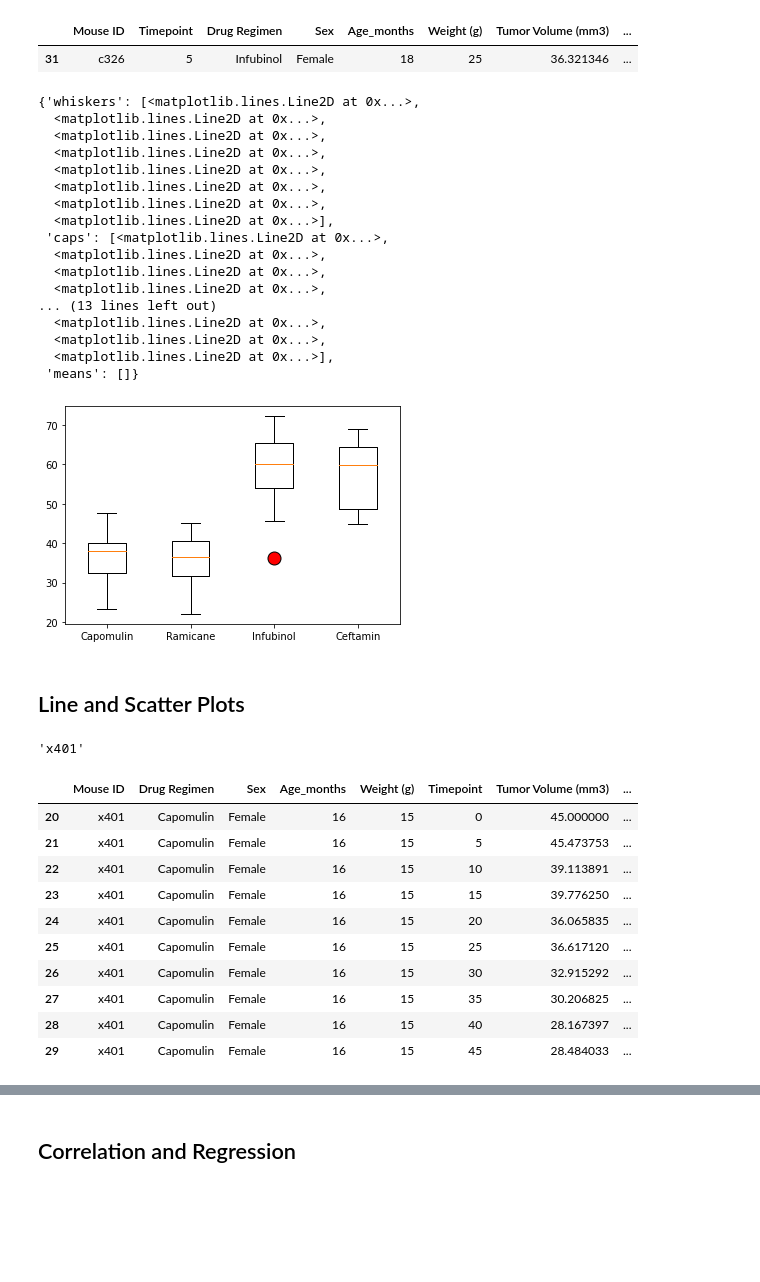
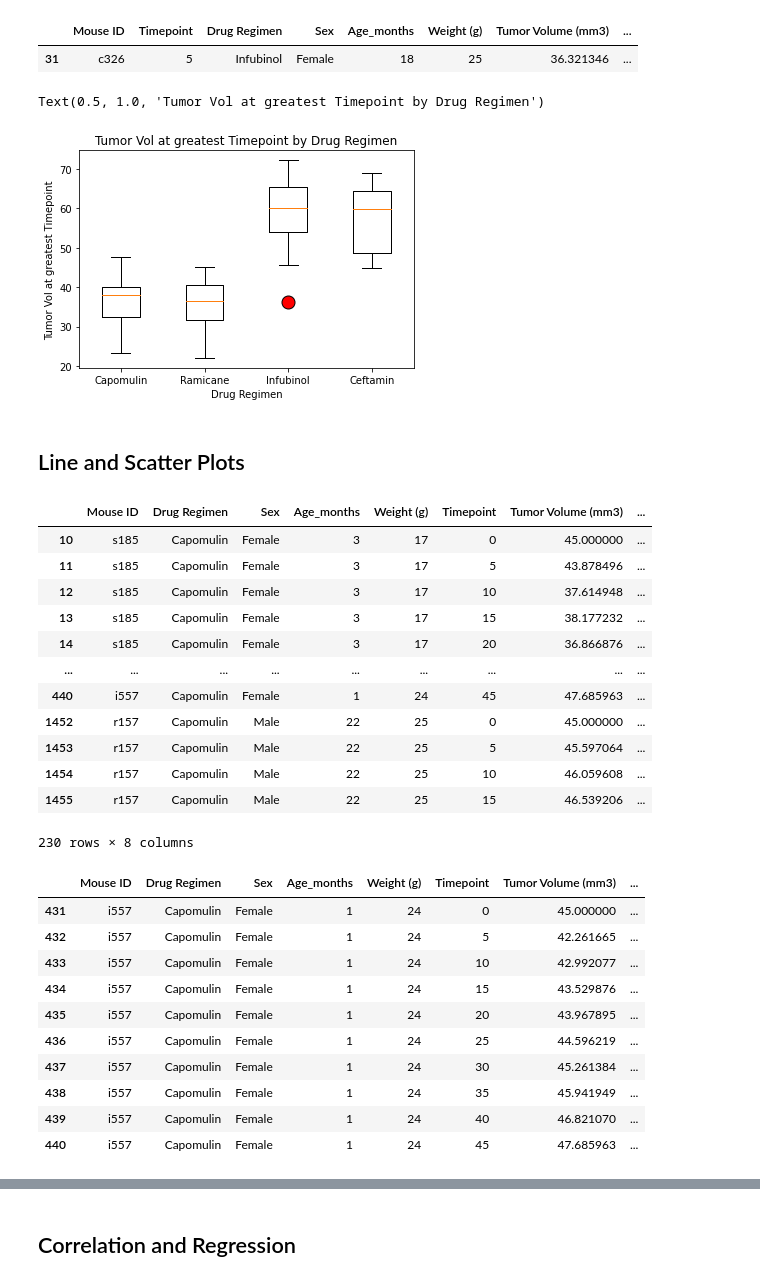
Before and after one commit to harikapeddi/Pymaceuticals---Matplotlib, a Jupyter notebook: pymaceuticals_starter.ipynb, the cells around one changed output, grey strips where cells are left out. Cells and saved outputs as stored; diff of their text form; code cells hidden in the pictures; blank space fills up the shorter version.

```diff
--- a/pymaceuticals_starter.ipynb
+++ b/pymaceuticals_starter.ipynb
@@ -268,7 +259,7 @@ merged_df
 # Put treatments into a list for for loop (and later for plot labels)
 treatments = ['Capomulin', 'Ramicane', 'Infubinol','Ceftamin']
 
-treatments_df = merged_df.loc[new_df['Drug Regimen'].isin(treatments)]
+treatments_df = merged_df.loc[merged_df['Drug Regimen'].isin(treatments)]
 
 treatments_df = treatments_df[['Drug Regimen','Tumor Volume (mm3)']]
 
@@ -353,57 +342,50 @@ outlier_mouse
 # %%
 # Generate a box plot of the final tumor volume of each mouse across four regimens of interest
 
 outliers_red = dict(markerfacecolor='red' , markersize=13)
-
-# plt.boxplot(list_tumorvol, labels=treatments, flierprops=outliers_red)
 plt.boxplot(list_tumorvol_dict.values(), labels=list_tumorvol_dict.keys(), flierprops=outliers_red)
+plt.xlabel('Drug Regimen')
+plt.ylabel('Tumor Vol at greatest Timepoint')
+plt.title('Tumor Vol at greatest Timepoint by Drug Regimen')
 # %% [output]
-{'whiskers': [<matplotlib.lines.Line2D at 0x...>,
-  <matplotlib.lines.Line2D at 0x...>,
-  <matplotlib.lines.Line2D at 0x...>,
-  <matplotlib.lines.Line2D at 0x...>,
-  <matplotlib.lines.Line2D at 0x...>,
-  <matplotlib.lines.Line2D at 0x...>,
-  <matplotlib.lines.Line2D at 0x...>,
-  <matplotlib.lines.Line2D at 0x...>],
- 'caps': [<matplotlib.lines.Line2D at 0x...>,
-  <matplotlib.lines.Line2D at 0x...>,
-  <matplotlib.lines.Line2D at 0x...>,
-  <matplotlib.lines.Line2D at 0x...>,
-... (13 lines left out)
-  <matplotlib.lines.Line2D at 0x...>,
-  <matplotlib.lines.Line2D at 0x...>,
-  <matplotlib.lines.Line2D at 0x...>],
- 'means': []}
+Text(0.5, 1.0, 'Tumor Vol at greatest Timepoint by Drug Regimen')
-[figure, old version]
+[figure, new version]
 # %% [markdown]
 ## Line and Scatter Plots
 # %%
 # Generate a line plot of tumor volume vs. time point for a mouse treated with Capomulin
-import random
-capomulin_mice = clean_df.loc[clean_df['Drug Regimen']=='Capomulin']['Mouse ID']
-capomulin_mice
-random_cap_mouse = random.choice(capomulin_mice)
-random_cap_mouse
-# %% [output]
-'x401'
 # %%
 capomulin_df = clean_df.loc[clean_df['Drug Regimen']=='Capomulin']
 capomulin_df
-cap_mouse = clean_df.loc[clean_df['Mouse ID']==random_cap_mouse]
-cap_mouse
 # %% [output]
 |  | Mouse ID | Drug Regimen | Sex | Age_months | Weight (g) | Timepoint | Tumor Volume (mm3) | ... |
-| 20 | x401 | Capomulin | Female | 16 | 15 | 0 | 45.000000 | ... |
-| 21 | x401 | Capomulin | Female | 16 | 15 | 5 | 45.473753 | ... |
-| 22 | x401 | Capomulin | Female | 16 | 15 | 10 | 39.113891 | ... |
-| 23 | x401 | Capomulin | Female | 16 | 15 | 15 | 39.776250 | ... |
-| 24 | x401 | Capomulin | Female | 16 | 15 | 20 | 36.065835 | ... |
-| 25 | x401 | Capomulin | Female | 16 | 15 | 25 | 36.617120 | ... |
-| 26 | x401 | Capomulin | Female | 16 | 15 | 30 | 32.915292 | ... |
-| 27 | x401 | Capomulin | Female | 16 | 15 | 35 | 30.206825 | ... |
-| 28 | x401 | Capomulin | Female | 16 | 15 | 40 | 28.167397 | ... |
-| 29 | x401 | Capomulin | Female | 16 | 15 | 45 | 28.484033 | ... |
+| 10 | s185 | Capomulin | Female | 3 | 17 | 0 | 45.000000 | ... |
+| 11 | s185 | Capomulin | Female | 3 | 17 | 5 | 43.878496 | ... |
+| 12 | s185 | Capomulin | Female | 3 | 17 | 10 | 37.614948 | ... |
+| 13 | s185 | Capomulin | Female | 3 | 17 | 15 | 38.177232 | ... |
+| 14 | s185 | Capomulin | Female | 3 | 17 | 20 | 36.866876 | ... |
+| ... | ... | ... | ... | ... | ... | ... | ... | ... |
+| 440 | i557 | Capomulin | Female | 1 | 24 | 45 | 47.685963 | ... |
+| 1452 | r157 | Capomulin | Male | 22 | 25 | 0 | 45.000000 | ... |
+| 1453 | r157 | Capomulin | Male | 22 | 25 | 5 | 45.597064 | ... |
+| 1454 | r157 | Capomulin | Male | 22 | 25 | 10 | 46.059608 | ... |
+| 1455 | r157 | Capomulin | Male | 22 | 25 | 15 | 46.539206 | ... |
+230 rows × 8 columns
+# %%
+cap_mouse = clean_df.loc[clean_df['Mouse ID']=='i557']
+cap_mouse
+# %% [output]
+|  | Mouse ID | Drug Regimen | Sex | Age_months | Weight (g) | Timepoint | Tumor Volume (mm3) | ... |
+| 431 | i557 | Capomulin | Female | 1 | 24 | 0 | 45.000000 | ... |
+| 432 | i557 | Capomulin | Female | 1 | 24 | 5 | 42.261665 | ... |
+| 433 | i557 | Capomulin | Female | 1 | 24 | 10 | 42.992077 | ... |
+| 434 | i557 | Capomulin | Female | 1 | 24 | 15 | 43.529876 | ... |
+| 435 | i557 | Capomulin | Female | 1 | 24 | 20 | 43.967895 | ... |
+| 436 | i557 | Capomulin | Female | 1 | 24 | 25 | 44.596219 | ... |
+| 437 | i557 | Capomulin | Female | 1 | 24 | 30 | 45.261384 | ... |
+| 438 | i557 | Capomulin | Female | 1 | 24 | 35 | 45.941949 | ... |
+| 439 | i557 | Capomulin | Female | 1 | 24 | 40 | 46.821070 | ... |
+| 440 | i557 | Capomulin | Female | 1 | 24 | 45 | 47.685963 | ... |
 # %%
 plt.plot(cap_mouse['Timepoint'], cap_mouse['Tumor Volume (mm3)'] )
 plt.xlabel('Timepoint of Capomulin Drug')
```
Also changed, not shown: parts of 17 cells of this notebook.
